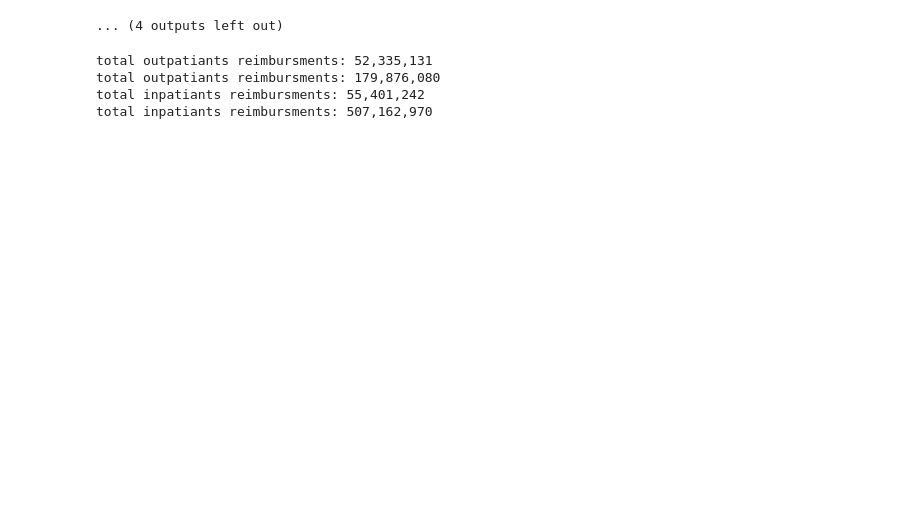
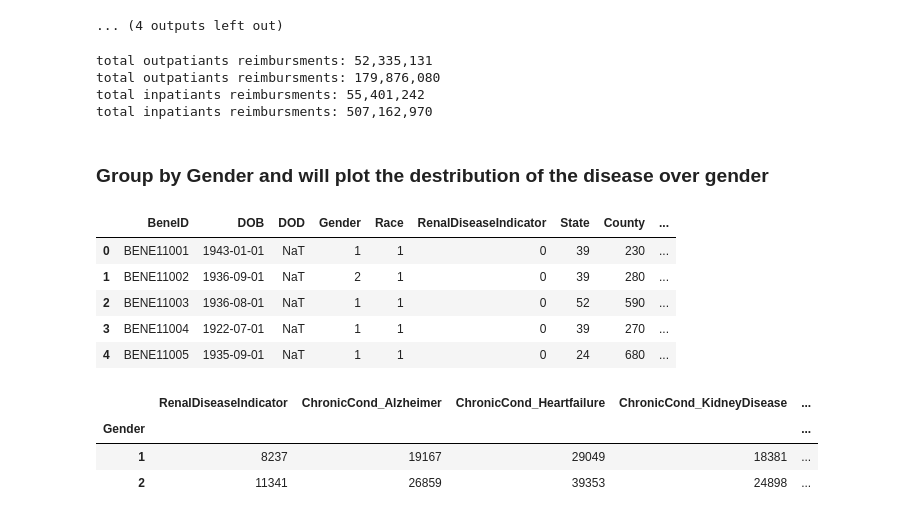
Before and after one commit to ChTomer/MyCapstone, a Jupyter notebook: HealthCareFraudProjectPitch/1beneficiary.ipynb, the cells around one changed output. Saved outputs shown, nothing was run; the diff lists cells and outputs as text; code cells hidden in the pictures; blank space fills up the shorter version.

```diff
--- a/HealthCareFraudProjectPitch/1beneficiary.ipynb
+++ b/HealthCareFraudProjectPitch/1beneficiary.ipynb
@@ -858,3 +858,33 @@ total outpatiants reimbursments: 52,335,131
 total outpatiants reimbursments: 179,876,080
 total inpatiants reimbursments: 55,401,242
 total inpatiants reimbursments: 507,162,970
+# %% [markdown]
+### Group by Gender and will plot the destribution of the disease over gender
+# %%
+bene_df.head()
+# %% [output]
+|  | BeneID | DOB | DOD | Gender | Race | RenalDiseaseIndicator | State | County | ... |
+| 0 | BENE11001 | 1943-01-01 | NaT | 1 | 1 | 0 | 39 | 230 | ... |
+| 1 | BENE11002 | 1936-09-01 | NaT | 2 | 1 | 0 | 39 | 280 | ... |
+| 2 | BENE11003 | 1936-08-01 | NaT | 1 | 1 | 0 | 52 | 590 | ... |
+| 3 | BENE11004 | 1922-07-01 | NaT | 1 | 1 | 0 | 39 | 270 | ... |
+| 4 | BENE11005 | 1935-09-01 | NaT | 1 | 1 | 0 | 24 | 680 | ... |
+# %%
+disease_over_gender = bene_df.groupby('Gender')[['RenalDiseaseIndicator',
+                                                 'ChronicCond_Alzheimer',
+                                                'ChronicCond_Heartfailure',
+                                                'ChronicCond_KidneyDisease',
+                                                'ChronicCond_Cancer',
+                                                'ChronicCond_ObstrPulmonary',
+                                                'ChronicCond_Depression',
+                                                'ChronicCond_Diabetes',
+                                                'ChronicCond_IschemicHeart',
+                                                'ChronicCond_Osteoporasis',
+                                                'ChronicCond_rheumatoidarthritis',
+                                                'ChronicCond_stroke',]].sum()
+disease_over_gender
+# %% [output]
+|  | RenalDiseaseIndicator | ChronicCond_Alzheimer | ChronicCond_Heartfailure | ChronicCond_KidneyDisease | ... |
+| Gender |  |  |  |  | ... |
+| 1 | 8237 | 19167 | 29049 | 18381 | ... |
+| 2 | 11341 | 26859 | 39353 | 24898 | ... |
```
Also changed, not shown: parts of 17 cells of this notebook, 3 other files.
